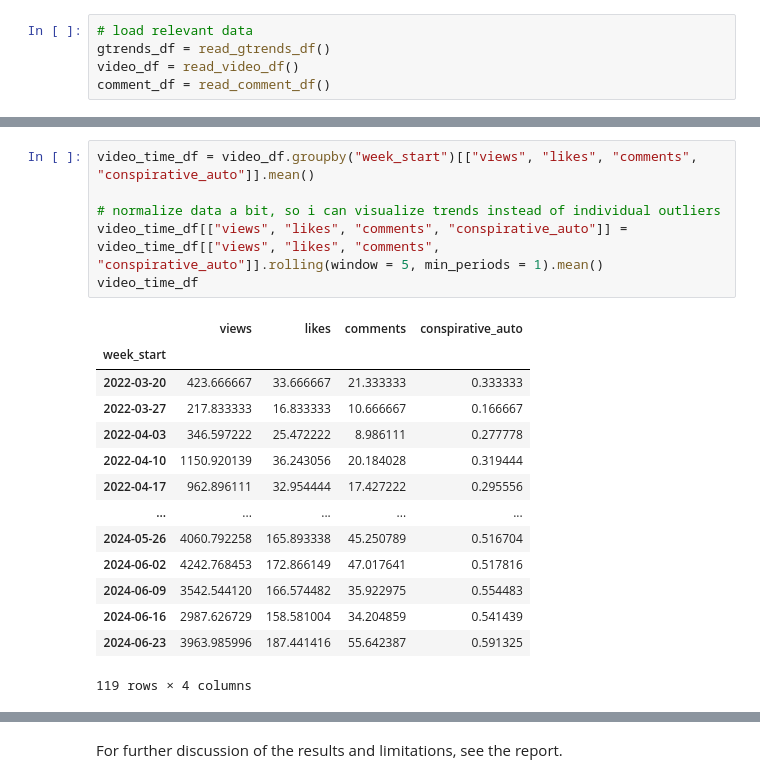
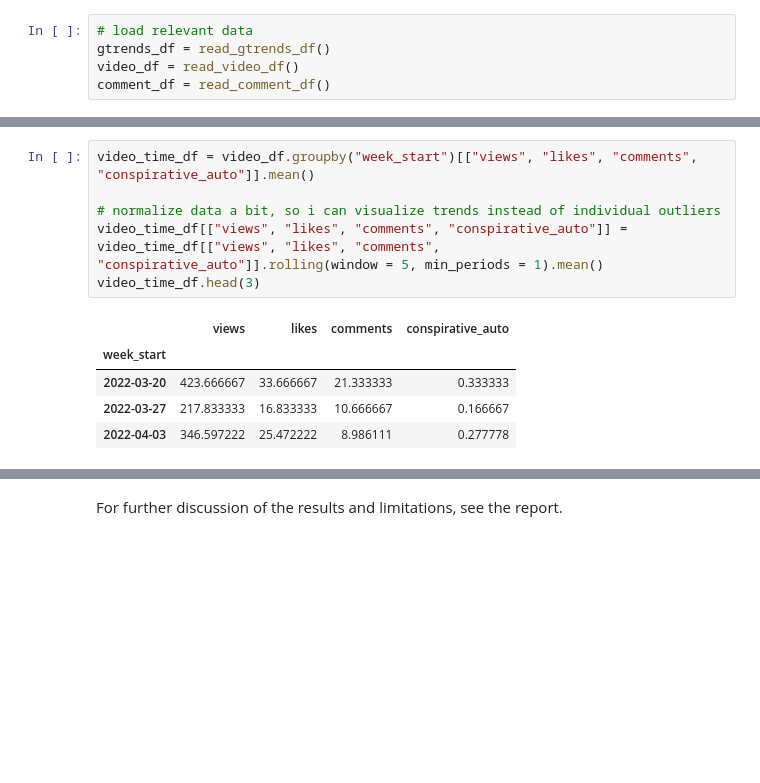
Before and after one commit to julia-king-edu/so-24_smda_project, a Jupyter notebook: 03_analysis.ipynb, the cells around one changed output, grey strips where cells are left out. Drawn from its saved outputs; the diff is of its cells as text; blank space fills up the shorter version.

```diff
--- a/03_analysis.ipynb
+++ b/03_analysis.ipynb
@@ -450,23 +435,14 @@ dtype: object
 # %%
 video_time_df = video_df.groupby("week_start")[["views", "likes", "comments", "conspirative_auto"]].mean()
 
 # normalize data a bit, so i can visualize trends instead of individual outliers
 video_time_df[["views", "likes", "comments", "conspirative_auto"]] = video_time_df[["views", "likes", "comments", "conspirative_auto"]].rolling(window = 5, min_periods = 1).mean()
-video_time_df
+video_time_df.head(3)
 # %% [output]
 |  | views | likes | comments | conspirative_auto |
 | week_start |  |  |  |  |
 | 2022-03-20 | 423.666667 | 33.666667 | 21.333333 | 0.333333 |
 | 2022-03-27 | 217.833333 | 16.833333 | 10.666667 | 0.166667 |
 | 2022-04-03 | 346.597222 | 25.472222 | 8.986111 | 0.277778 |
-| 2022-04-10 | 1150.920139 | 36.243056 | 20.184028 | 0.319444 |
-| 2022-04-17 | 962.896111 | 32.954444 | 17.427222 | 0.295556 |
-| ... | ... | ... | ... | ... |
-| 2024-05-26 | 4060.792258 | 165.893338 | 45.250789 | 0.516704 |
-| 2024-06-02 | 4242.768453 | 172.866149 | 47.017641 | 0.517816 |
-| 2024-06-09 | 3542.544120 | 166.574482 | 35.922975 | 0.554483 |
-| 2024-06-16 | 2987.626729 | 158.581004 | 34.204859 | 0.541439 |
-| 2024-06-23 | 3963.985996 | 187.441416 | 55.642387 | 0.591325 |
-119 rows × 4 columns
 # %%
 # add visualization of progression of share of conspirative videos
```
Also changed, not shown: parts of 14 cells of this notebook, 2 other files.
